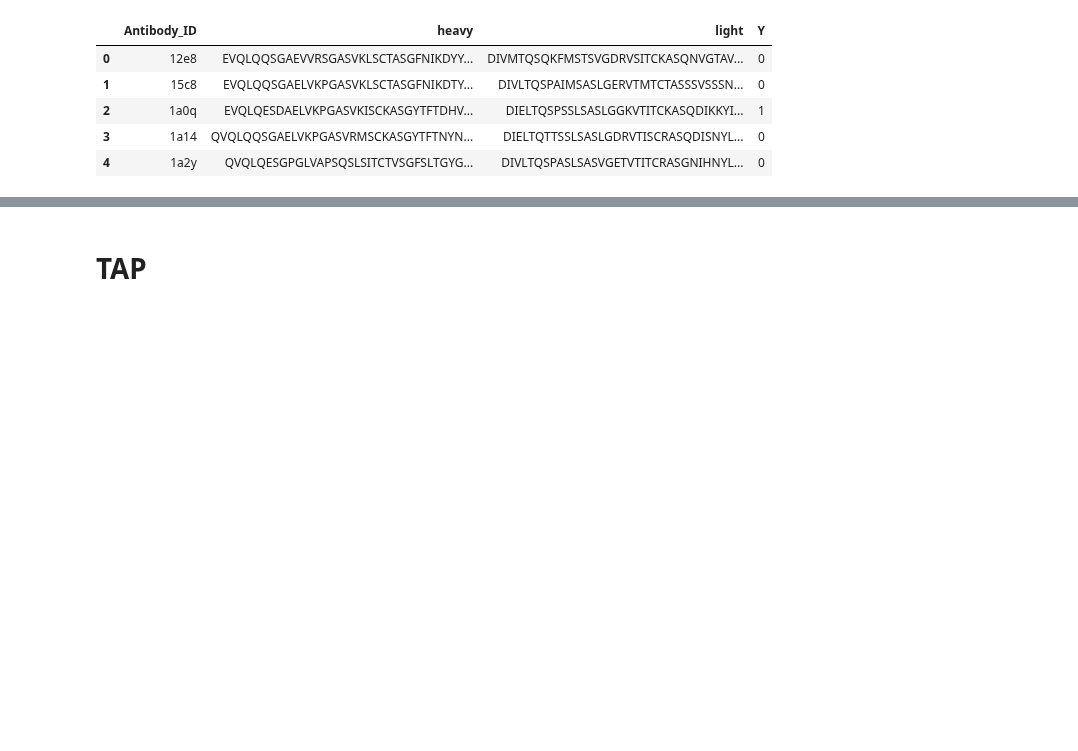
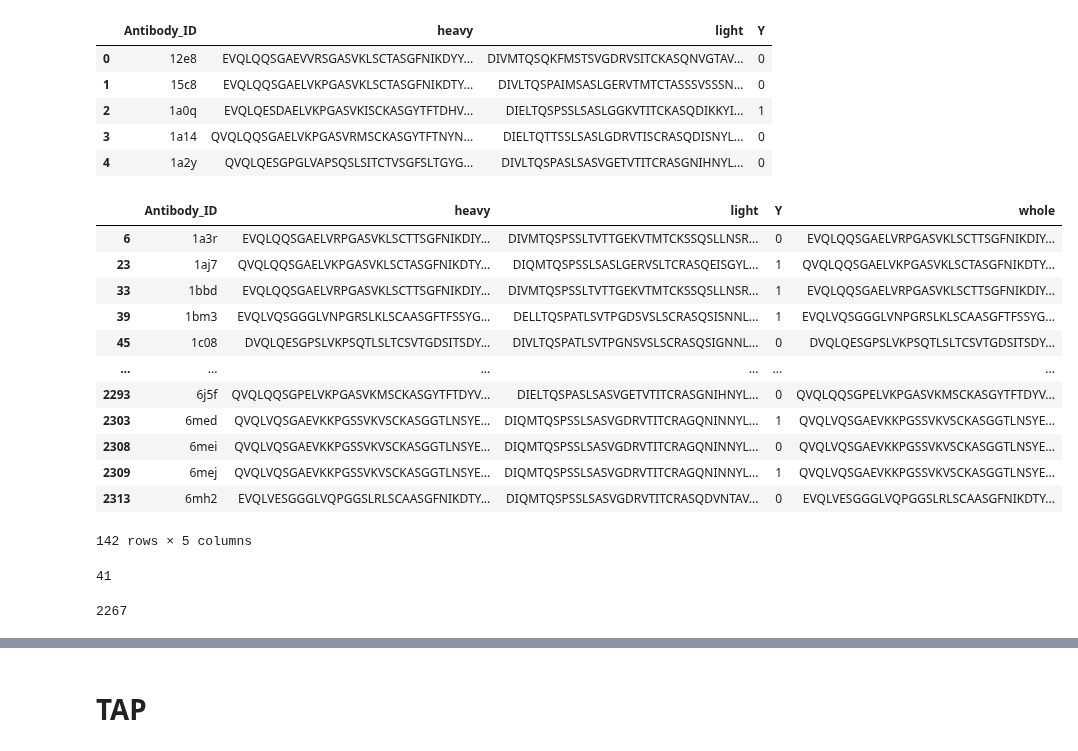
Before and after one commit to kvetab/di-pred, a Jupyter notebook: notebooks/data_processing/02-data_cleaning.ipynb, the cells around one changed output, grey strips where cells are left out. Drawn from its saved outputs; the diff is of its cells as text; code cells hidden in the pictures; blank space fills up the shorter version.

```diff
--- a/notebooks/data_processing/02-data_cleaning.ipynb
+++ b/notebooks/data_processing/02-data_cleaning.ipynb
@@ -106,3 +155,33 @@ chen_data.head()
 | 4 | 1a2y | QVQLQESGPGLVAPSQSLSITCTVSGFSLTGYG... | DIVLTQSPASLSASVGETVTITCRASGNIHNYL... | 0 |
 # %%
 chen_data.to_csv(path.join(DATA_DIR, "chen/deduplicated/chen_data.csv"))
+# %%
+chen_data["whole"] = chen_data["heavy"] + "#" + chen_data["light"]
+# %%
+multi_seq = chen_data.groupby(["whole"]).Y.nunique().gt(1)
+
+conflict_rows = chen_data.loc[chen_data["whole"].isin(multi_seq[multi_seq].index)]
+conflict_rows
+# %% [output]
+|  | Antibody_ID | heavy | light | Y | whole |
+| 6 | 1a3r | EVQLQQSGAELVRPGASVKLSCTTSGFNIKDIY... | DIVMTQSPSSLTVTTGEKVTMTCKSSQSLLNSR... | 0 | EVQLQQSGAELVRPGASVKLSCTTSGFNIKDIY... |
+| 23 | 1aj7 | QVQLQQSGAELVKPGASVKLSCTASGFNIKDTY... | DIQMTQSPSSLSASLGERVSLTCRASQEISGYL... | 1 | QVQLQQSGAELVKPGASVKLSCTASGFNIKDTY... |
+| 33 | 1bbd | EVQLQQSGAELVRPGASVKLSCTTSGFNIKDIY... | DIVMTQSPSSLTVTTGEKVTMTCKSSQSLLNSR... | 1 | EVQLQQSGAELVRPGASVKLSCTTSGFNIKDIY... |
+| 39 | 1bm3 | EVQLVQSGGGLVNPGRSLKLSCAASGFTFSSYG... | DELLTQSPATLSVTPGDSVSLSCRASQSISNNL... | 1 | EVQLVQSGGGLVNPGRSLKLSCAASGFTFSSYG... |
+| 45 | 1c08 | DVQLQESGPSLVKPSQTLSLTCSVTGDSITSDY... | DIVLTQSPATLSVTPGNSVSLSCRASQSIGNNL... | 0 | DVQLQESGPSLVKPSQTLSLTCSVTGDSITSDY... |
+| ... | ... | ... | ... | ... | ... |
+| 2293 | 6j5f | QVQLQQSGPELVKPGASVKMSCKASGYTFTDYV... | DIELTQSPASLSASVGETVTITCRASGNIHNYL... | 0 | QVQLQQSGPELVKPGASVKMSCKASGYTFTDYV... |
+| 2303 | 6med | QVQLVQSGAEVKKPGSSVKVSCKASGGTLNSYE... | DIQMTQSPSSLSASVGDRVTITCRAGQNINNYL... | 1 | QVQLVQSGAEVKKPGSSVKVSCKASGGTLNSYE... |
+| 2308 | 6mei | QVQLVQSGAEVKKPGSSVKVSCKASGGTLNSYE... | DIQMTQSPSSLSASVGDRVTITCRAGQNINNYL... | 0 | QVQLVQSGAEVKKPGSSVKVSCKASGGTLNSYE... |
+| 2309 | 6mej | QVQLVQSGAEVKKPGSSVKVSCKASGGTLNSYE... | DIQMTQSPSSLSASVGDRVTITCRAGQNINNYL... | 1 | QVQLVQSGAEVKKPGSSVKVSCKASGGTLNSYE... |
+| 2313 | 6mh2 | EVQLVESGGGLVQPGGSLRLSCAASGFNIKDTY... | DIQMTQSPSSLSASVGDRVTITCRASQDVNTAV... | 0 | EVQLVESGGGLVQPGGSLRLSCAASGFNIKDTY... |
+142 rows × 5 columns
+# %%
+conflict_rows["whole"].nunique()
+# %% [output]
+41
+# %%
+chen_data_f = chen_data.drop(conflict_rows.index)
+len(chen_data_f)
+# %% [output]
+2267
```
Also changed, not shown: parts of 12 cells of this notebook, 1 other file.
